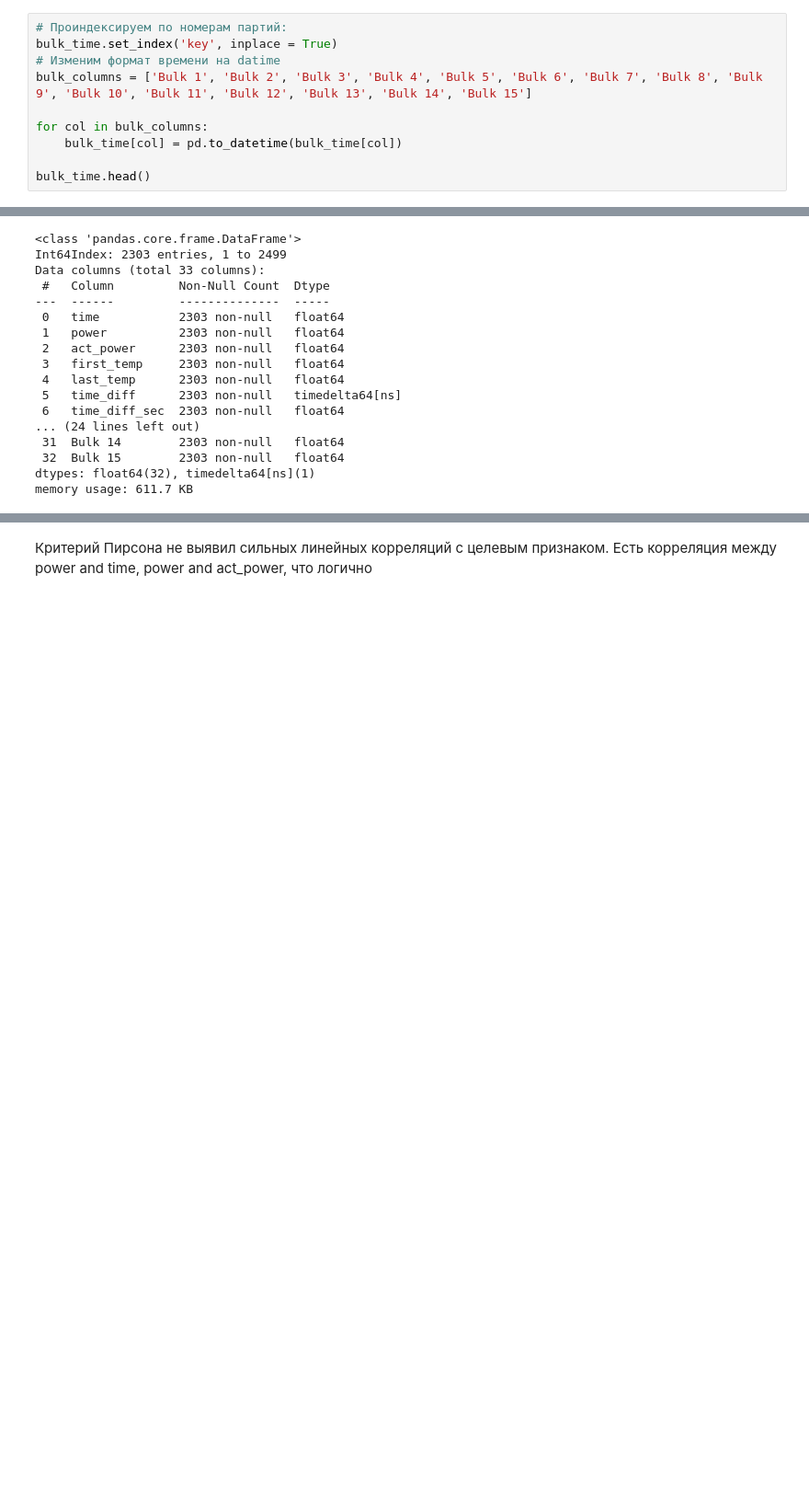
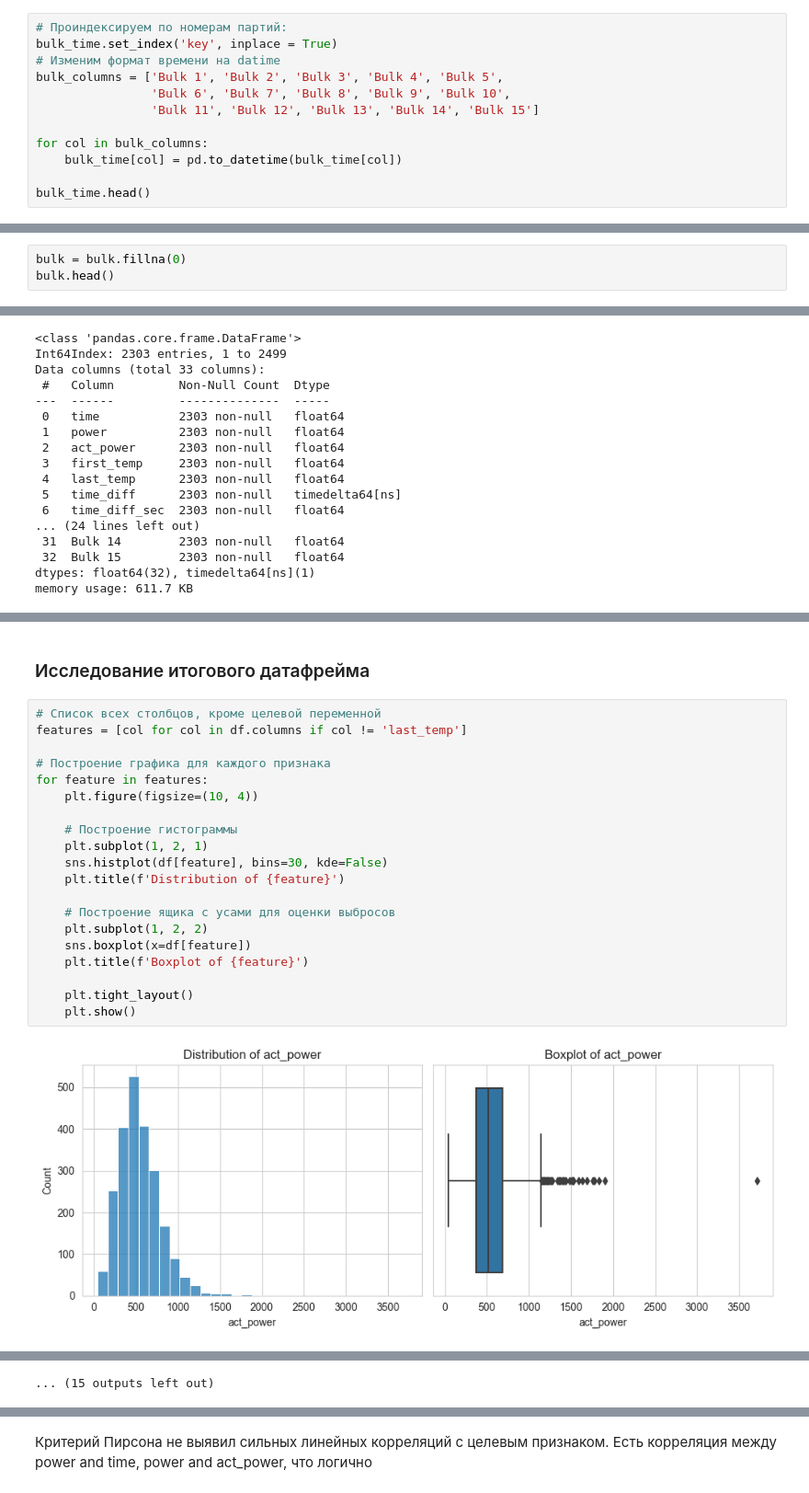
Before and after one commit to AleksTurov/Data-Science, a Jupyter notebook: industry_steel/industry_steel.ipynb, the cells around one changed output, grey strips where cells are left out. Shown at 92% size. Drawn from its saved outputs; the diff is of its cells as text; blank space fills up the shorter version.

```diff
--- a/industry_steel/industry_steel.ipynb
+++ b/industry_steel/industry_steel.ipynb
@@ -474,7 +495,9 @@ bulk.head()
 # Проиндексируем по номерам партий:
 bulk_time.set_index('key', inplace = True)
 # Изменим формат времени на datime
-bulk_columns = ['Bulk 1', 'Bulk 2', 'Bulk 3', 'Bulk 4', 'Bulk 5', 'Bulk 6', 'Bulk 7', 'Bulk 8', 'Bulk 9', 'Bulk 10', 'Bulk 11', 'Bulk 12', 'Bulk 13', 'Bulk 14', 'Bulk 15']
+bulk_columns = ['Bulk 1', 'Bulk 2', 'Bulk 3', 'Bulk 4', 'Bulk 5',
+                'Bulk 6', 'Bulk 7', 'Bulk 8', 'Bulk 9', 'Bulk 10',
+                'Bulk 11', 'Bulk 12', 'Bulk 13', 'Bulk 14', 'Bulk 15']
 
 for col in bulk_columns:
     bulk_time[col] = pd.to_datetime(bulk_time[col])
@@ -488,3 +511,6 @@ bulk_time.head()
 | 3 | NaT | NaT | NaT | 2019-05-03 12:32:39 | NaT | NaT | NaT | NaT | NaT | NaT | NaT | ... |
 | 4 | NaT | NaT | NaT | 2019-05-03 12:43:22 | NaT | NaT | NaT | NaT | NaT | NaT | NaT | ... |
 | 5 | NaT | NaT | NaT | 2019-05-03 13:30:47 | NaT | NaT | NaT | NaT | NaT | NaT | NaT | ... |
+# %%
+bulk = bulk.fillna(0)
+bulk.head()
@@ -929,0 +993,24 @@ plt.show()
+# %% [markdown]
+### Исследование итогового датафрейма
+# %%
+# Список всех столбцов, кроме целевой переменной
+features = [col for col in df.columns if col != 'last_temp']
+
+# Построение графика для каждого признака
+for feature in features:
+    plt.figure(figsize=(10, 4))
+
+    # Построение гистограммы
+    plt.subplot(1, 2, 1)
+    sns.histplot(df[feature], bins=30, kde=False)
+    plt.title(f'Distribution of {feature}')
+
+    # Построение ящика с усами для оценки выбросов
+    plt.subplot(1, 2, 2)
+    sns.boxplot(x=df[feature])
+    plt.title(f'Boxplot of {feature}')
+
+    plt.tight_layout()
+    plt.show()
+# %% [output]
+[figure, added]
@@ -929,0 +1028 @@ plt.show()
+... (15 outputs left out)
```
Also changed, not shown: parts of 40 cells of this notebook, 4 other files.
